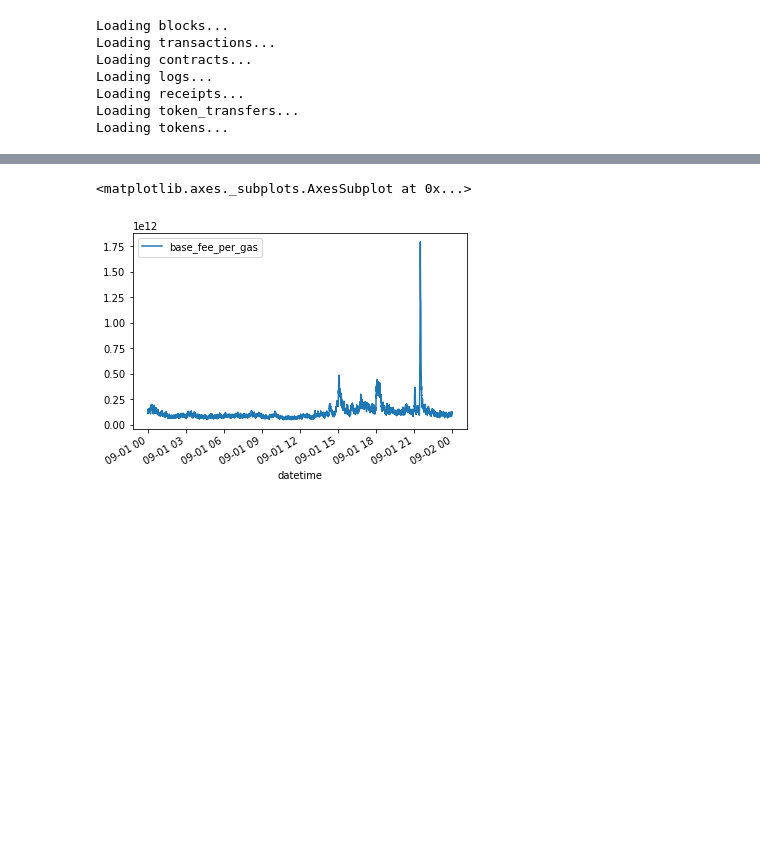
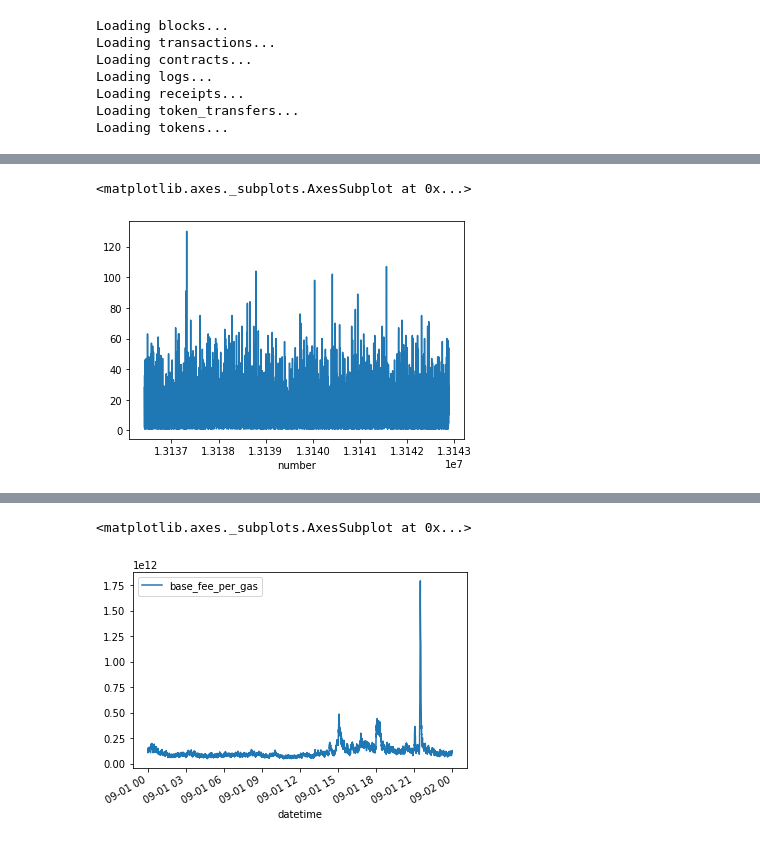
Before and after one commit to tracy-stephens/ethereum, a Jupyter notebook: Feature Extraction.ipynb, the cells around one changed output, grey strips where cells are left out. Saved outputs shown, nothing was run; the diff lists cells and outputs as text; code cells hidden in the pictures; blank space fills up the shorter version.

```diff
--- a/Feature Extraction.ipynb
+++ b/Feature Extraction.ipynb
@@ -27,0 +59,2 @@ clean_tx = eth_data.clean()
+# %%
+pit = eth_data.point_in_time_blocks(lag=60)
@@ -27,0 +231,2 @@ clean_tx = eth_data.clean()
+# %%
+blocks = eth_data.blocks.set_index('number').sort_index()
@@ -27,0 +235,7 @@ clean_tx = eth_data.clean()
+# %%
+df = pd.merge(
+    left=blocks[['difficulty', 'total_difficulty', 'size', 'base_fee_per_gas']],
+    right=pit,
+    left_index=True,
+    right_index=True
+)
@@ -27,0 +289,7 @@ clean_tx = eth_data.clean()
+# %%
+df['time_since_last_block'] = (df['datetime'] - df['datetime'].shift(1)) / pd.Timedelta(seconds=1)
+# %%
+df['time_since_last_block'].plot()
+# %% [output]
+<matplotlib.axes._subplots.AxesSubplot at 0x...>
+[figure, added]
```
Also changed, not shown: parts of 76 cells of this notebook.
